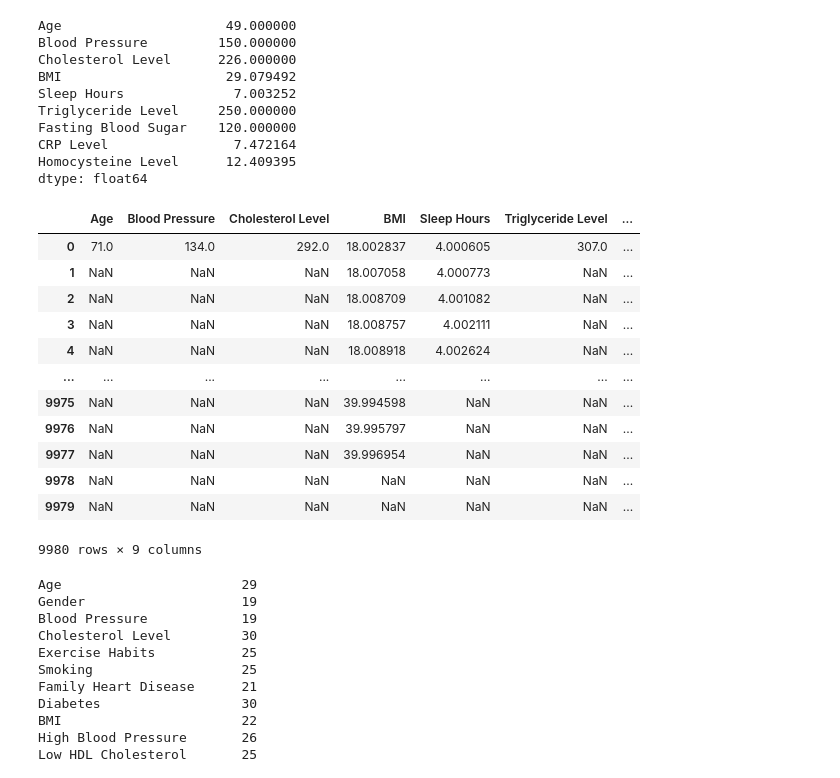
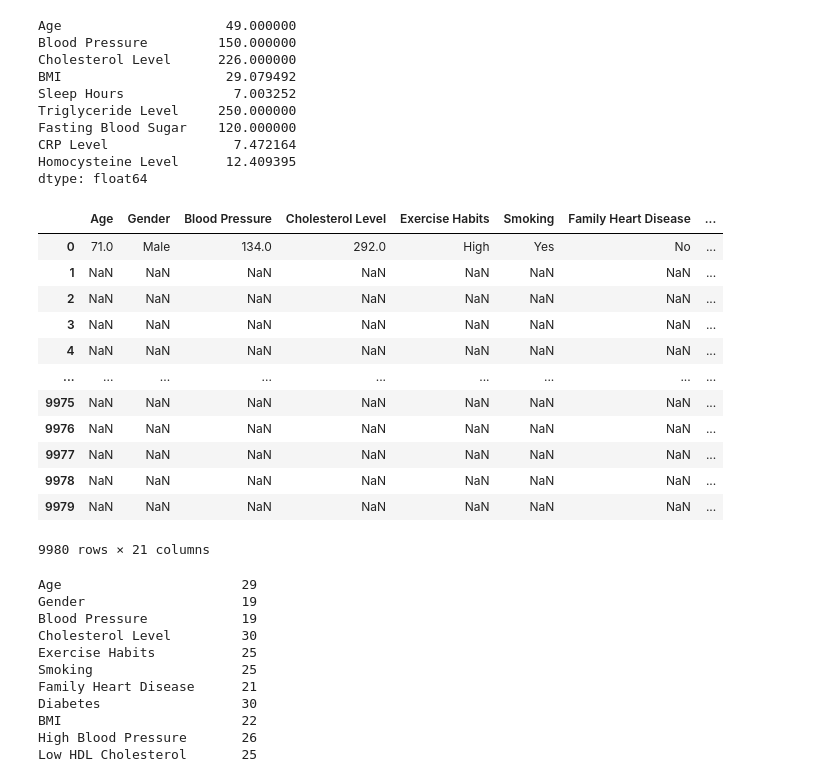
Before and after one commit to rain-dimen/OMDS-ModB2-Milestone3-Dimen-Rain, a Jupyter notebook: OMDS-ModB2-Week2-Dimen-Rain.ipynb, the cells around one changed output. Cells and saved outputs as stored; diff of their text form; code cells hidden in the pictures.

```diff
--- a/OMDS-ModB2-Week2-Dimen-Rain.ipynb
+++ b/OMDS-ModB2-Week2-Dimen-Rain.ipynb
@@ -345,22 +345,22 @@ CRP Level                7.472164
 Homocysteine Level      12.409395
 dtype: float64
 # %%
-mode = df_heart.mode(numeric_only=True)
+mode = df_heart.mode()
 mode
 # %% [output]
-|  | Age | Blood Pressure | Cholesterol Level | BMI | Sleep Hours | Triglyceride Level | ... |
-| 0 | 71.0 | 134.0 | 292.0 | 18.002837 | 4.000605 | 307.0 | ... |
-| 1 | NaN | NaN | NaN | 18.007058 | 4.000773 | NaN | ... |
-| 2 | NaN | NaN | NaN | 18.008709 | 4.001082 | NaN | ... |
-| 3 | NaN | NaN | NaN | 18.008757 | 4.002111 | NaN | ... |
-| 4 | NaN | NaN | NaN | 18.008918 | 4.002624 | NaN | ... |
-| ... | ... | ... | ... | ... | ... | ... | ... |
-| 9975 | NaN | NaN | NaN | 39.994598 | NaN | NaN | ... |
-| 9976 | NaN | NaN | NaN | 39.995797 | NaN | NaN | ... |
-| 9977 | NaN | NaN | NaN | 39.996954 | NaN | NaN | ... |
-| 9978 | NaN | NaN | NaN | NaN | NaN | NaN | ... |
-| 9979 | NaN | NaN | NaN | NaN | NaN | NaN | ... |
+|  | Age | Gender | Blood Pressure | Cholesterol Level | Exercise Habits | Smoking | Family Heart Disease | ... |
+| 0 | 71.0 | Male | 134.0 | 292.0 | High | Yes | No | ... |
+| 1 | NaN | NaN | NaN | NaN | NaN | NaN | NaN | ... |
+| 2 | NaN | NaN | NaN | NaN | NaN | NaN | NaN | ... |
+| 3 | NaN | NaN | NaN | NaN | NaN | NaN | NaN | ... |
+| 4 | NaN | NaN | NaN | NaN | NaN | NaN | NaN | ... |
+| ... | ... | ... | ... | ... | ... | ... | ... | ... |
+| 9975 | NaN | NaN | NaN | NaN | NaN | NaN | NaN | ... |
+| 9976 | NaN | NaN | NaN | NaN | NaN | NaN | NaN | ... |
+| 9977 | NaN | NaN | NaN | NaN | NaN | NaN | NaN | ... |
+| 9978 | NaN | NaN | NaN | NaN | NaN | NaN | NaN | ... |
+| 9979 | NaN | NaN | NaN | NaN | NaN | NaN | NaN | ... |
-9980 rows × 9 columns
+9980 rows × 21 columns
 # %%
 #there are null values
 df_heart.isna().sum()
```
Also changed, not shown: parts of 10 cells of this notebook.
